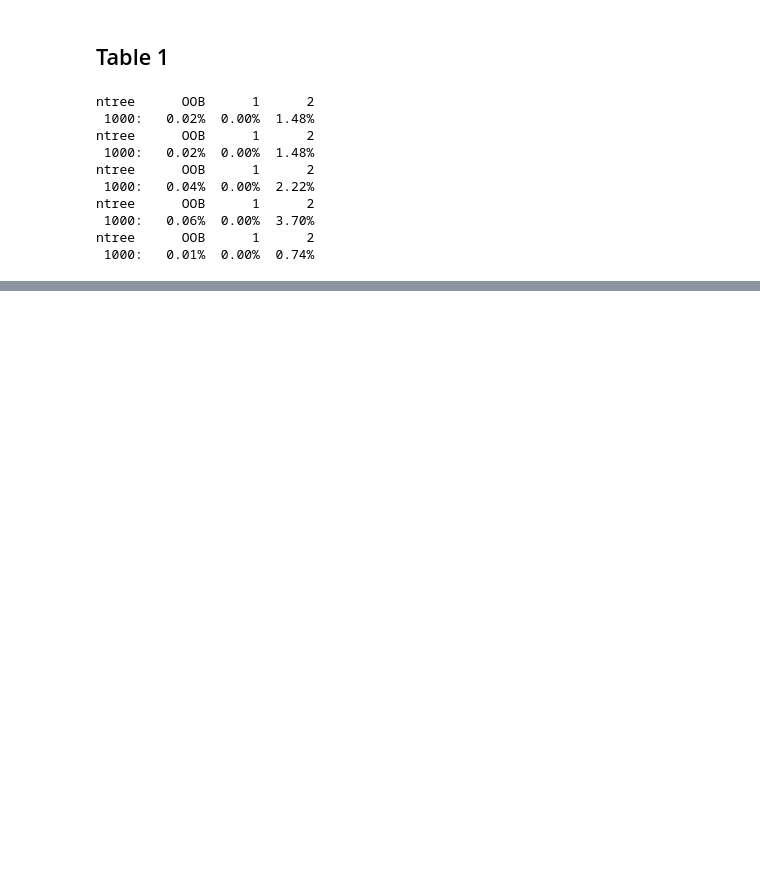
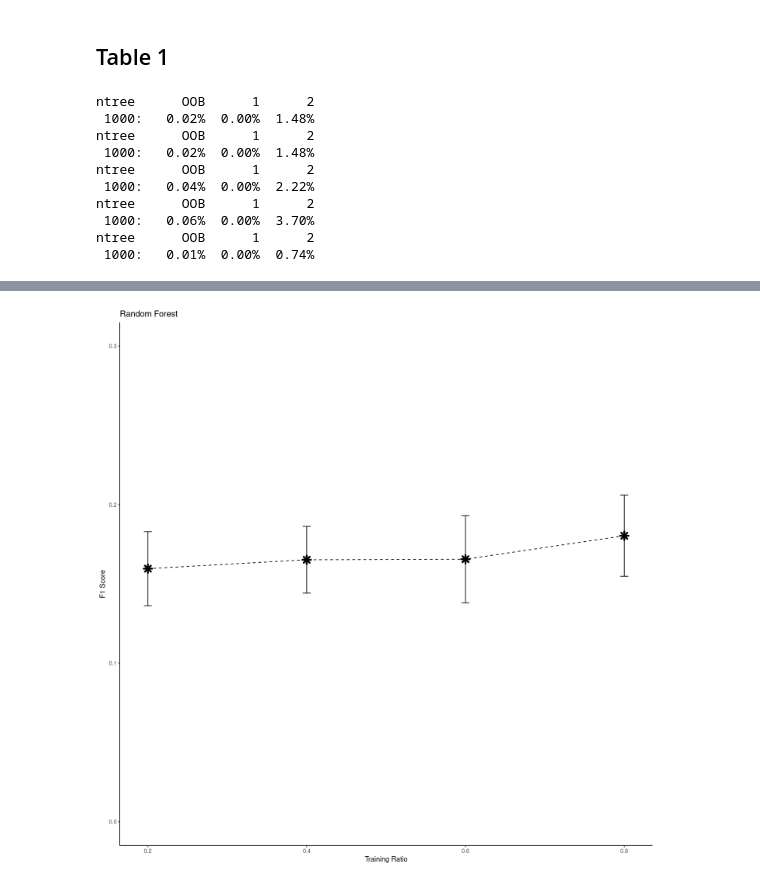
Before and after one commit to kathyxchen/597_assignment2, a Jupyter notebook: part1_reproducibility.ipynb, the cells around one changed output, grey strips where cells are left out. Saved outputs shown, nothing was run; the diff lists cells and outputs as text; code cells hidden in the pictures; blank space fills up the shorter version.

```diff
--- a/part1_reproducibility.ipynb
+++ b/part1_reproducibility.ipynb
@@ -488,0 +513,27 @@ A xtable: 19 × 7
+# %%
+# Create folds for 10-fold cross-validation
+nrFolds <- 10
+training_df <- data.full
+# We use stratified cross-validation (to have similar distributions of 1s and 0s)
+folds <- rep(NA, nrow(input_data))
+
+folds[training_df[,1]=="peace"] <-
+  rep_len(1:nrFolds,
+          sum(training_df[,1]=="peace"))[sample(sum(training_df[,1]=="peace"),
+                                                sum(training_df[,1]=="peace"))]
+
+folds[training_df[,1]=="war"] <-
+  rep_len(1:nrFolds,
+          sum(training_df[,1]=="war"))[sample(sum(training_df[,1]=="war"),
+                                              sum(training_df[,1]=="war"))]
+# %%
+prop <- list(0.2, 0.4, 0.6, 0.8)
+tc.lr <- trainControl(
+            method="cv",
+            number=10,
+            summaryFunction=twoClassSummary,
+            classProb=T, savePredictions=T)
+tc.rf <- trainControl(
+            method="none",
+            summaryFunction=twoClassSummary,
+            classProb=T, savePredictions=T)
@@ -488,0 +695,7 @@ A xtable: 19 × 7
+# %%
+agg_df <- aggregate(x=f1_df$F1, by=list(f1_df$Training_prop, f1_df$Model),
+          FUN=mean)
+agg_df_std <- aggregate(x=f1_df$F1, by=list(f1_df$Training_prop, f1_df$Model),
+          FUN=sd)
+agg_df$sd <- agg_df_std$x
+agg_df
@@ -488,0 +738,13 @@ A xtable: 19 × 7
+# %%
+test_df <- agg_df[agg_df$Group.2 == 'RF',]
+p <- ggplot(test_df, aes(x=Group.1, y=x)) + #, group=supp, color=supp)) +
+  geom_line(linetype='dashed') +
+  geom_point(shape=8, size=3, stroke=2)+
+  geom_errorbar(aes(ymin=x-sd, ymax=x+sd), width=.01,
+                 position=position_dodge(0.05))
+p + labs(title="Random Forest", x="Training Ratio", y = "F1 Score") +
+    ylim(0, 0.3) +
+    theme_classic() +
+    scale_color_manual(values=c('#999999','#E69F00'))
+# %% [output]
+[figure, added]
```
Also changed, not shown: parts of 49 cells of this notebook.
